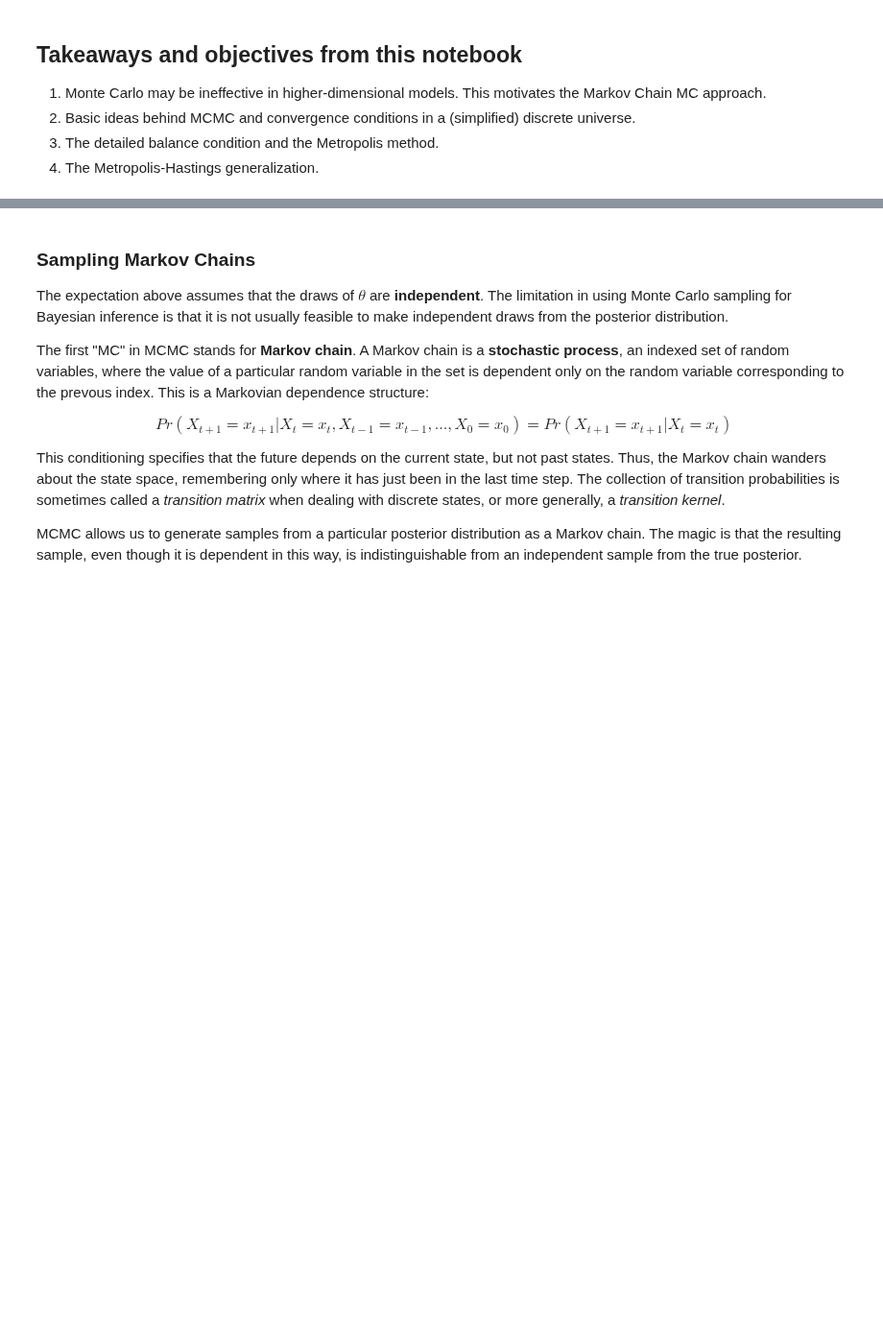
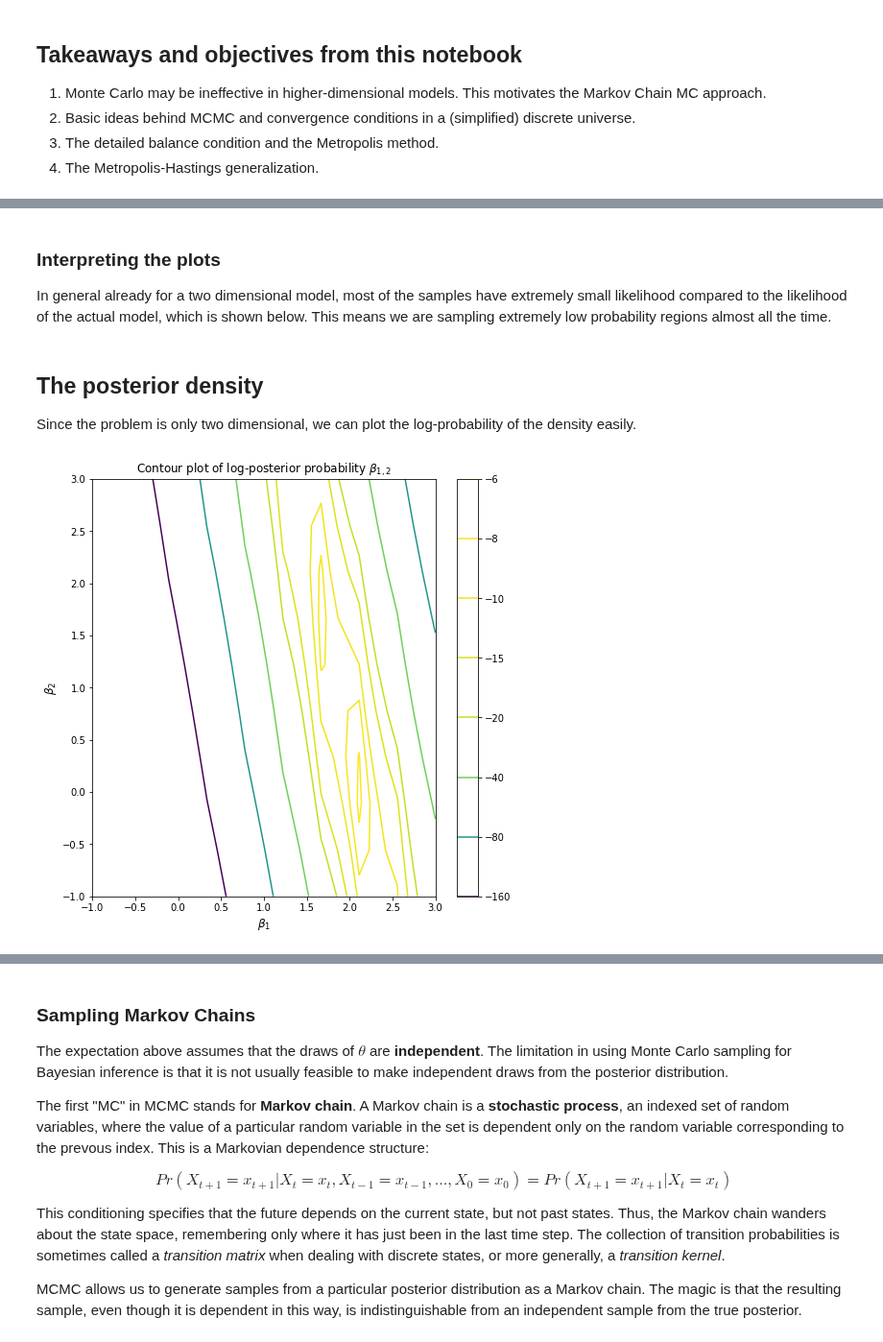
Before and after one commit to fonnesbeck/PyMC3_DataScienceLA, a Jupyter notebook: notebooks/3d. Introduction to MCMC.ipynb, the cells around one changed output, grey strips where cells are left out. Shown at 96% size. Cells and saved outputs as stored; diff of their text form; code cells hidden in the pictures; blank space fills up the shorter version.

```diff
--- a/notebooks/3d. Introduction to MCMC.ipynb
+++ b/notebooks/3d. Introduction to MCMC.ipynb
@@ -8,0 +96,20 @@
+# %% [markdown]
+### Interpreting the plots
+In general already for a two dimensional model, most of the samples have extremely small likelihood compared to the likelihood of the actual model, which is shown below.  This means we are sampling extremely low probability regions almost all the time.
+# %% [markdown]
+## The posterior density
+Since the problem is only two dimensional, we can plot the log-probability of the density easily.
+# %%
+xg, yg = np.meshgrid(np.linspace(-1, 3, 10), np.linspace(-1, 3, 10))
+zg = np.zeros_like(xg)
+for i,j in np.ndindex(10,10):
+    zg[i,j] = np.log(model_posterior_unnorm([xg[i,j], yg[i,j]], x, y))
+plt.figure(figsize=(8, 8))
+plt.contour(xg, yg, zg, levels=[-160, -80, -40, -20, -15,-10, -8, -6, -5, -4, -3])
+plt.colorbar()
+plt.title('Contour plot of log-posterior probability $\\beta_{1,2}$')
+plt.xlabel('$\\beta_1$', fontsize=12)
+plt.ylabel('$\\beta_2$', fontsize=12)
+_ = plt.show()
+# %% [output]
+[figure, added]
```
Also changed, not shown: parts of 13 cells of this notebook, 1 other file.
